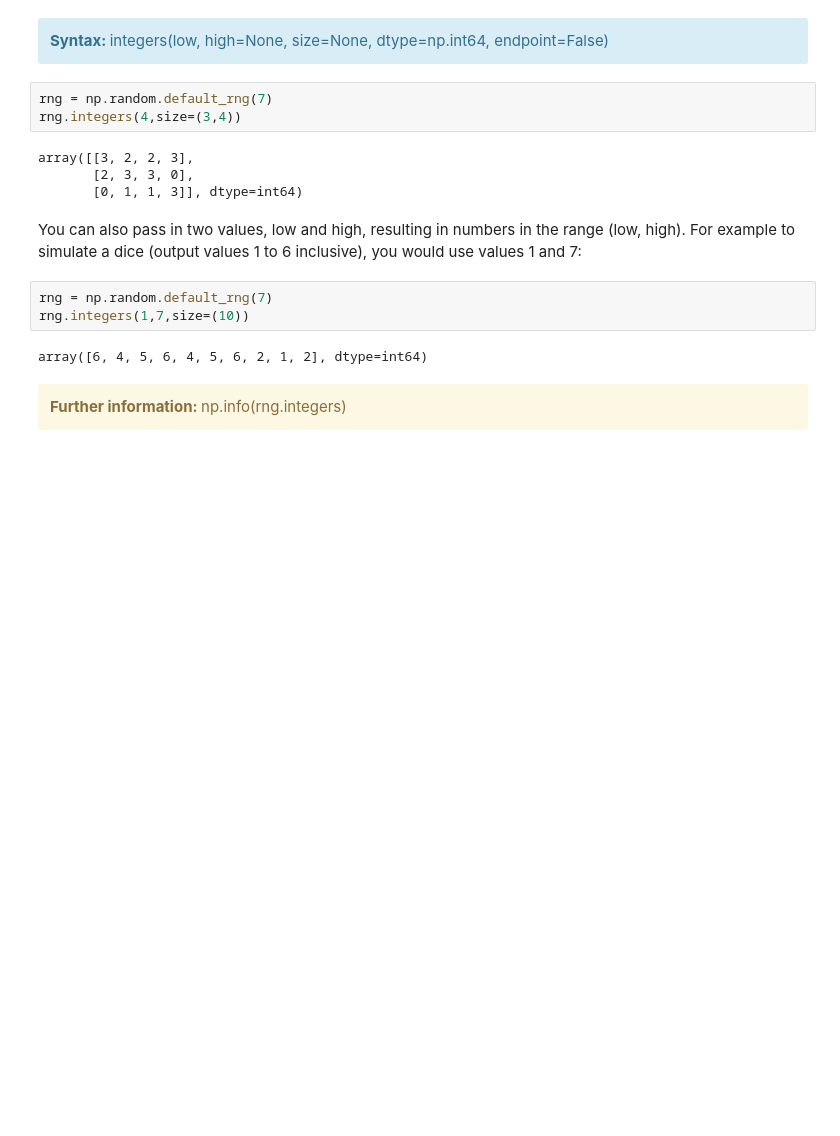
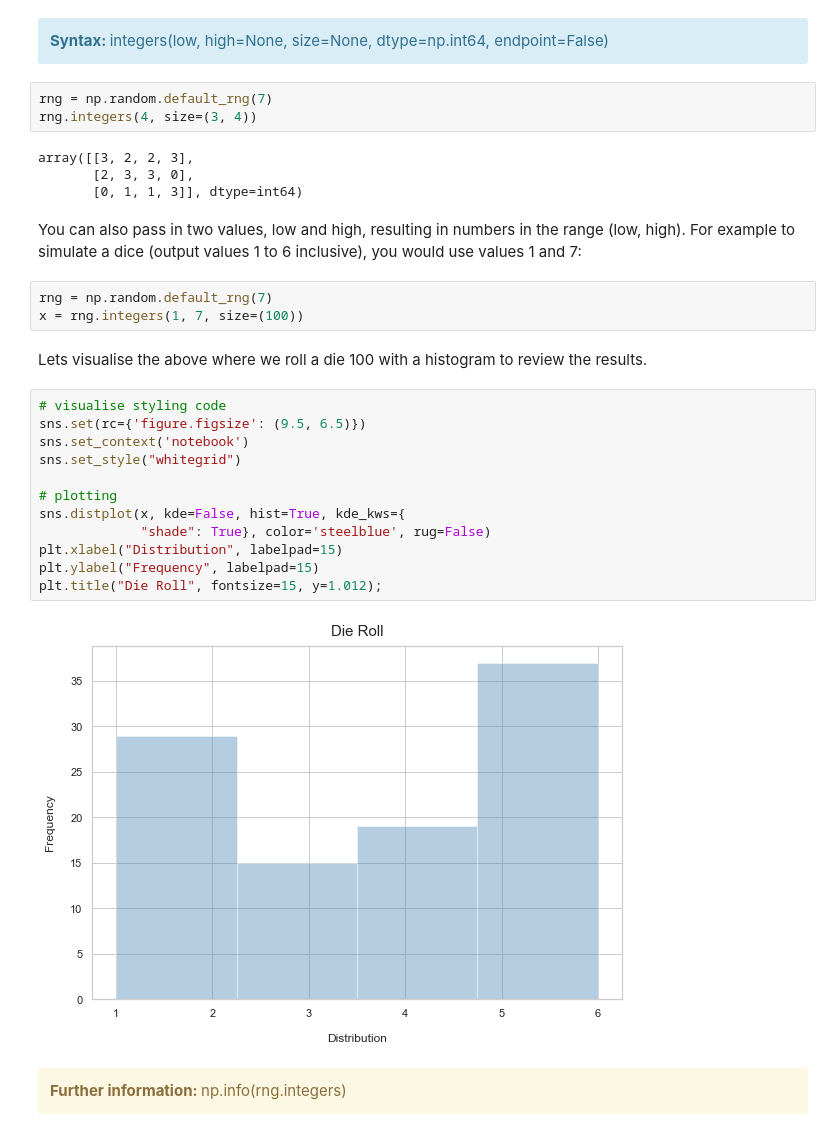
Before and after one commit to Munster2020/HDIP_CSDA_COMP08050_ASSIGNMENT, a Jupyter notebook: assignment2020.ipynb, the cells around one changed output. Drawn from its saved outputs; the diff is of its cells as text; blank space fills up the shorter version.

```diff
--- a/assignment2020.ipynb
+++ b/assignment2020.ipynb
@@ -79,7 +86,7 @@ Replaces `RandomState.randint` and `RandomState.random_integers`. It creates an
 <div class="alert alert-block alert-info"><b>Syntax: </b>integers(low, high=None, size=None, dtype=np.int64, endpoint=False)</div>
 # %%
 rng = np.random.default_rng(7)
-rng.integers(4,size=(3,4))
+rng.integers(4, size=(3, 4))
 # %% [output]
 array([[3, 2, 2, 3],
        [2, 3, 3, 0],
@@ -88,9 +95,23 @@ array([[3, 2, 2, 3],
 You can also pass in two values, low and high, resulting in numbers in the range (low, high). For example to simulate a dice (output values 1 to 6 inclusive), you would use values 1 and 7:
 # %%
 rng = np.random.default_rng(7)
-rng.integers(1,7,size=(10))
+x = rng.integers(1, 7, size=(100))
-# %% [output]
-array([6, 4, 5, 6, 4, 5, 6, 2, 1, 2], dtype=int64)
+# %% [markdown]
+Lets visualise the above where we roll a die 100 with a histogram to review the results.
+# %%
+# visualise styling code
+sns.set(rc={'figure.figsize': (9.5, 6.5)})
+sns.set_context('notebook')
+sns.set_style("whitegrid")
+
+# plotting
+sns.distplot(x, kde=False, hist=True, kde_kws={
+             "shade": True}, color='steelblue', rug=False)
+plt.xlabel("Distribution", labelpad=15)
+plt.ylabel("Frequency", labelpad=15)
+plt.title("Die Roll", fontsize=15, y=1.012);
+# %% [output]
+[figure, added]
 # %% [markdown]
 <div class="alert alert-block alert-warning"><b>Further information: </b>np.info(rng.integers)</div>
 # %% [markdown]
```
Also changed, not shown: parts of 30 cells of this notebook.
